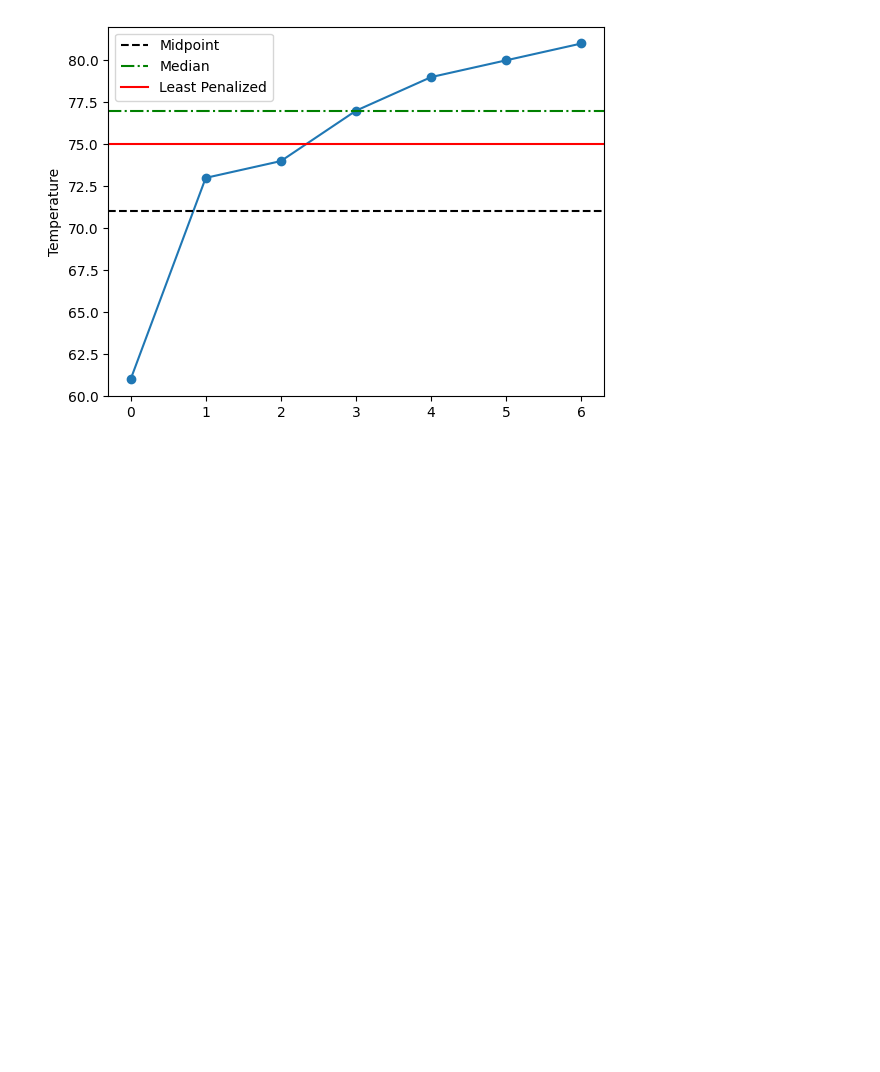
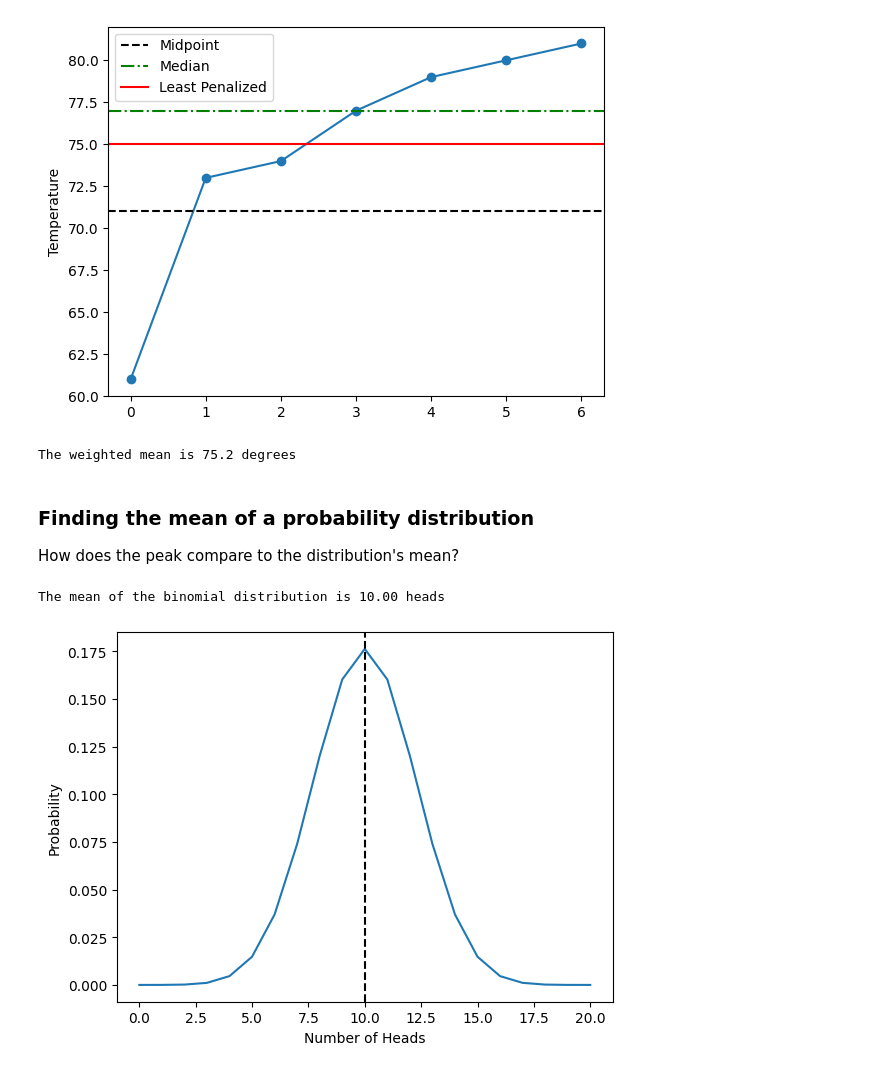
Before and after one commit to tacotuesday/reading_list, a Jupyter notebook: python/data_science_bookcamp/cs02-curriculum.ipynb, the cells around one changed output. Drawn from its saved outputs; the diff is of its cells as text; code cells hidden in the pictures; blank space fills up the shorter version.

```diff
--- a/python/data_science_bookcamp/cs02-curriculum.ipynb
+++ b/python/data_science_bookcamp/cs02-curriculum.ipynb
@@ -182,3 +186,12 @@ assert mean == np.average(measurements, weights=equal_weights)
 
 unequal_weights = [100] + [1] * 6
 assert mean != np.average(measurements, weights=unequal_weights)
+# %%
+# `weights` is useful for computing the mean across duplicate measurements
+# For example, 10 temp measurements where 75 degrees appears 9 times and 77 appears once.
+
+weighted_mean = np.average([75, 77], weights=[9, 1])
+print(f'The weighted mean is {weighted_mean} degrees')
+assert weighted_mean == np.mean(9 * [75] + [77]) == weighted_mean
+# %% [output]
+The weighted mean is 75.2 degrees
@@ -184,0 +202,17 @@ assert mean != np.average(measurements, weights=unequal_weights)
+# %% [markdown]
+### Finding the mean of a probability distribution
+How does the peak compare to the distribution's mean?
+# %%
+num_flips = 20
+interval_all_counts = range(num_flips + 1) # I think this interval will be useful in the card-flip exercise
+probabilities = stats.binom.pmf(interval_all_counts, num_flips, prob_head)
+mean_binomial = np.average(interval_all_counts, weights=probabilities)
+print(f'The mean of the binomial distribution is {mean_binomial:.2f} heads')
+plt.plot(interval_all_counts, probabilities)
+plt.axvline(mean_binomial, color='k', linestyle='--', label='Mean')
+plt.xlabel('Number of Heads')
+plt.ylabel('Probability')
+plt.show()
+# %% [output]
+The mean of the binomial distribution is 10.00 heads
+[figure, added]
```
Also changed, not shown: parts of 26 cells of this notebook.
